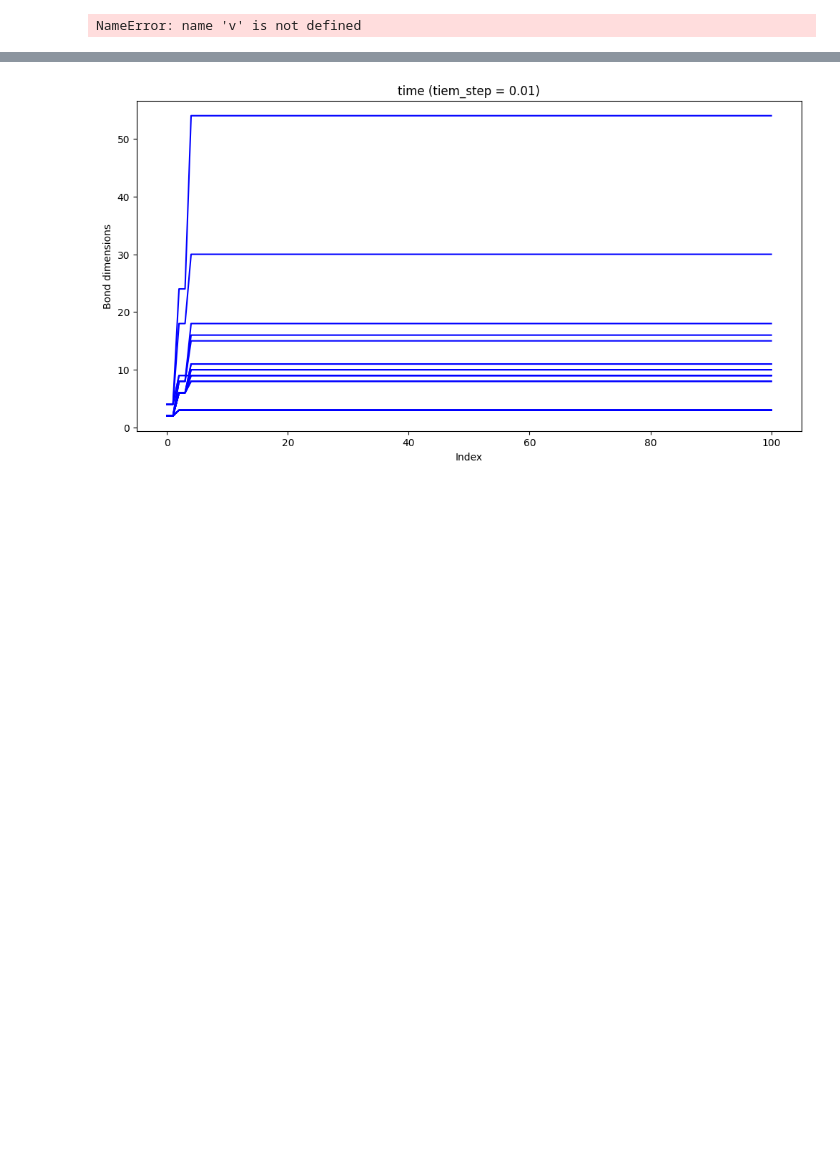
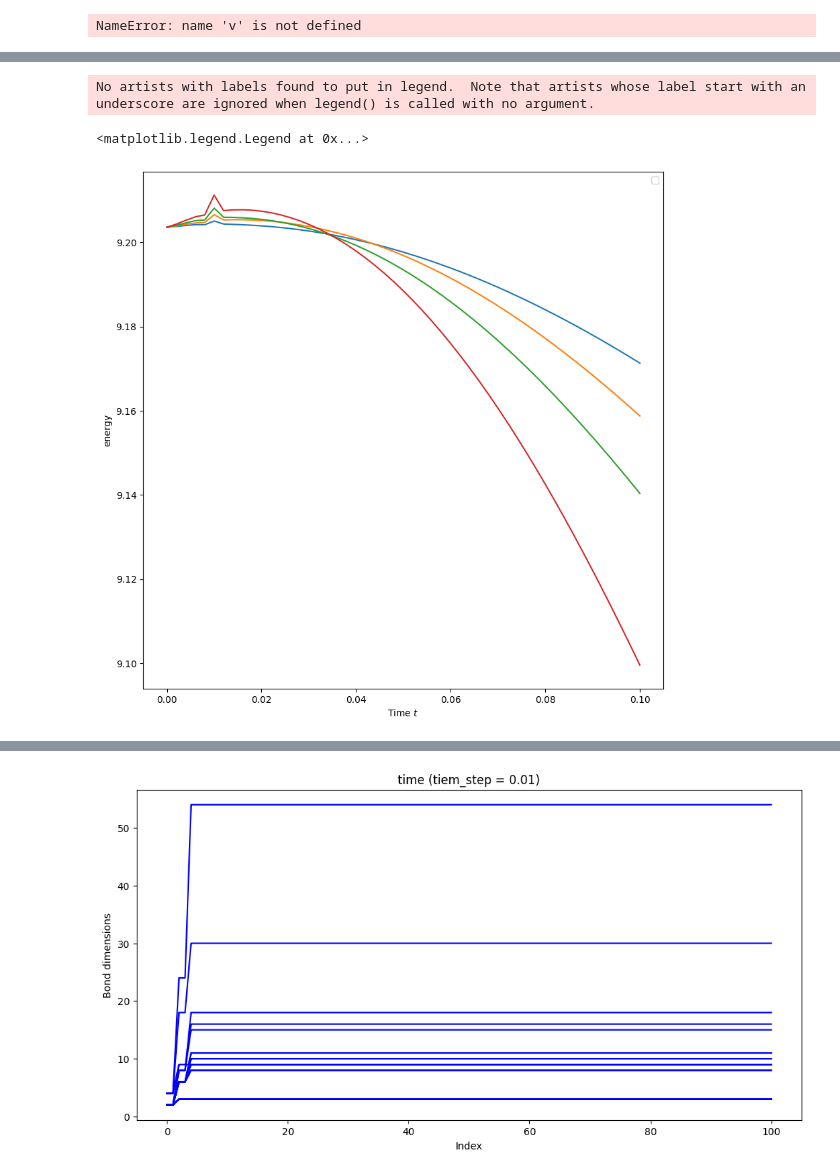
Before and after one commit to Pouri96/pytreenet, a Jupyter notebook: part 3.ipynb, the cells around one changed output, grey strips where cells are left out. Cells and saved outputs as stored; diff of their text form; code cells hidden in the pictures; blank space fills up the shorter version.

```diff
--- a/part 3.ipynb
+++ b/part 3.ipynb
@@ -653,0 +769,17 @@ axs1.legend()
+# %%
+import matplotlib.pyplot as plt
+
+fig1, axs1 = plt.subplots(1, 1, sharex=True, figsize=(10,10))
+
+axs1.plot(times, load_list("N_(t,U,m,J)=(1,1,1,0.5)") , label="")
+axs1.plot(times, load_list("N_(t,U,m,J)=(1,1,1,1)") , label="")
+axs1.plot(times, load_list("N_(t,U,m,J)=(1,1,1,1.5)") , label="")
+axs1.plot(times, load_list("N_(t,U,m,J)=(1,1,1,2)") , label="")
+
+axs1.set_xlabel("Time $t$")
+axs1.set_ylabel("energy")
+axs1.legend()
+# %% [output]
+No artists with labels found to put in legend.  Note that artists whose label start with an underscore are ignored when legend() is called with no argument.
+<matplotlib.legend.Legend at 0x...>
+[figure, added]
```
Also changed, not shown: parts of 16 cells of this notebook.
